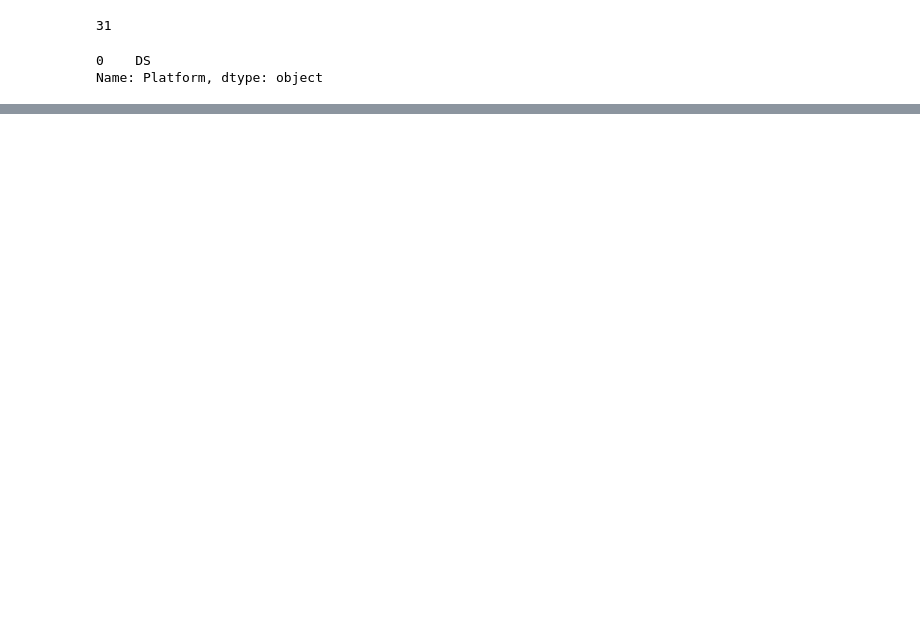
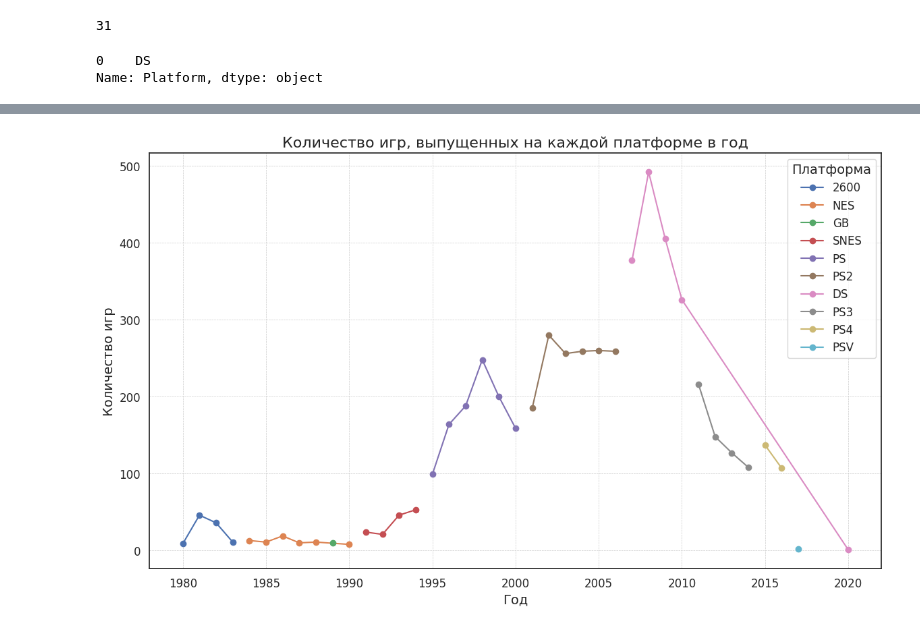
Before and after one commit to shuklarituparn/Machine_Learning_Course, a Jupyter notebook: Project1-Sem1/Project1.ipynb, the cells around one changed output, grey strips where cells are left out. Cells and saved outputs as stored; diff of their text form; code cells hidden in the pictures; blank space fills up the shorter version.

```diff
--- a/Project1-Sem1/Project1.ipynb
+++ b/Project1-Sem1/Project1.ipynb
@@ -249,0 +327,25 @@ Name: Global_Sales, dtype: float64
+# %%
+game_by_platform=data.groupby(['Platform','Year']).size().reset_index(name='game_count')
+biggest_platforms_per_year = game_by_platform.loc[game_by_platform.groupby('Year')['game_count'].idxmax()]
+biggest_platforms_per_year.reset_index(drop=True, inplace=True)
+biggest_platforms_per_year.value_counts().head(15)
+
+
+plt.figure(figsize=(14, 8))
+for platform in biggest_platforms_per_year['Platform'].unique():
+    platform_data = biggest_platforms_per_year[biggest_platforms_per_year['Platform'] == platform]
+    plt.plot(platform_data['Year'], platform_data['game_count'], marker='o', label=platform)
+
+plt.title('Количество игр, выпущенных на каждой платформе в год', fontsize=16)
+plt.xlabel('Год', fontsize=14)
+plt.ylabel('Количество игр', fontsize=14)
+plt.legend(title='Платформа', fontsize=12, title_fontsize=14)
+plt.xticks(fontsize=12)
+plt.yticks(fontsize=12)
+plt.grid(True, which='both', linestyle='--', linewidth=0.5)
+plt.show()
+
+# Здесь мы видим, что основной платформой является playstation, и доля игр, созданных для Nintendo DS (https://ru.wikipedia.org/wiki/Nintendo_DS), продолжает снижаться по сравнению с пиком
+# достигнутым в период с 2005 по 2010 год
+# %% [output]
+[figure, added]
```
Also changed, not shown: parts of 33 cells of this notebook.
